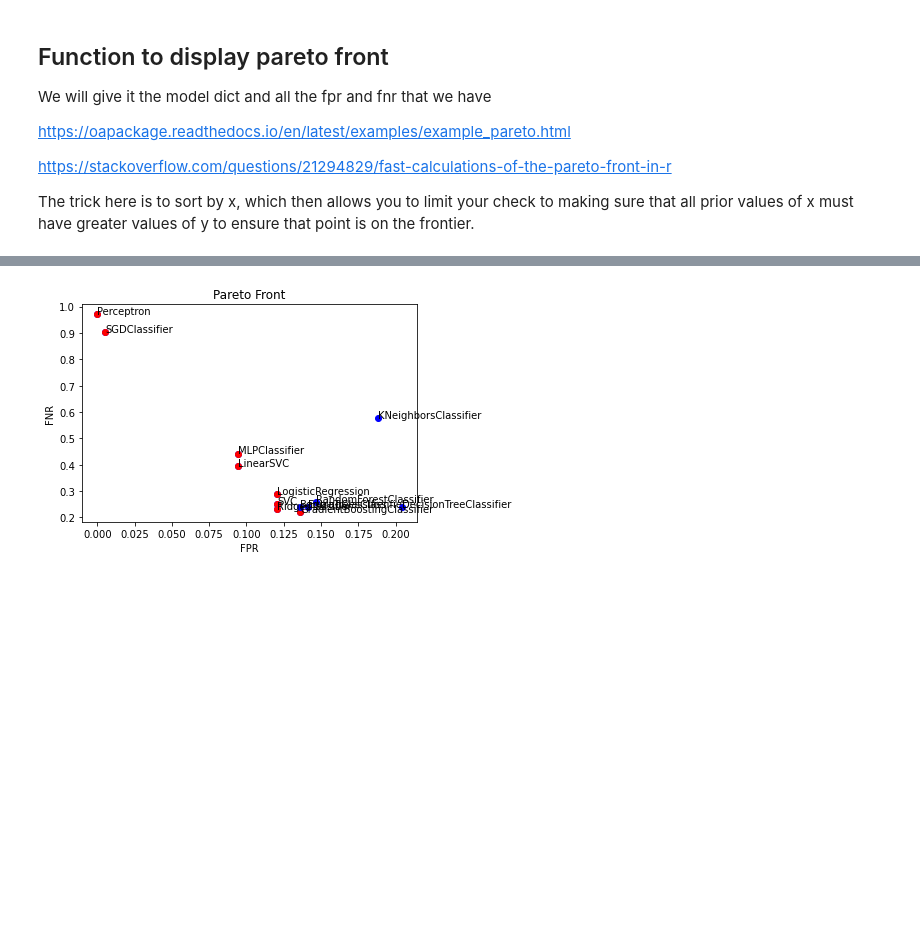
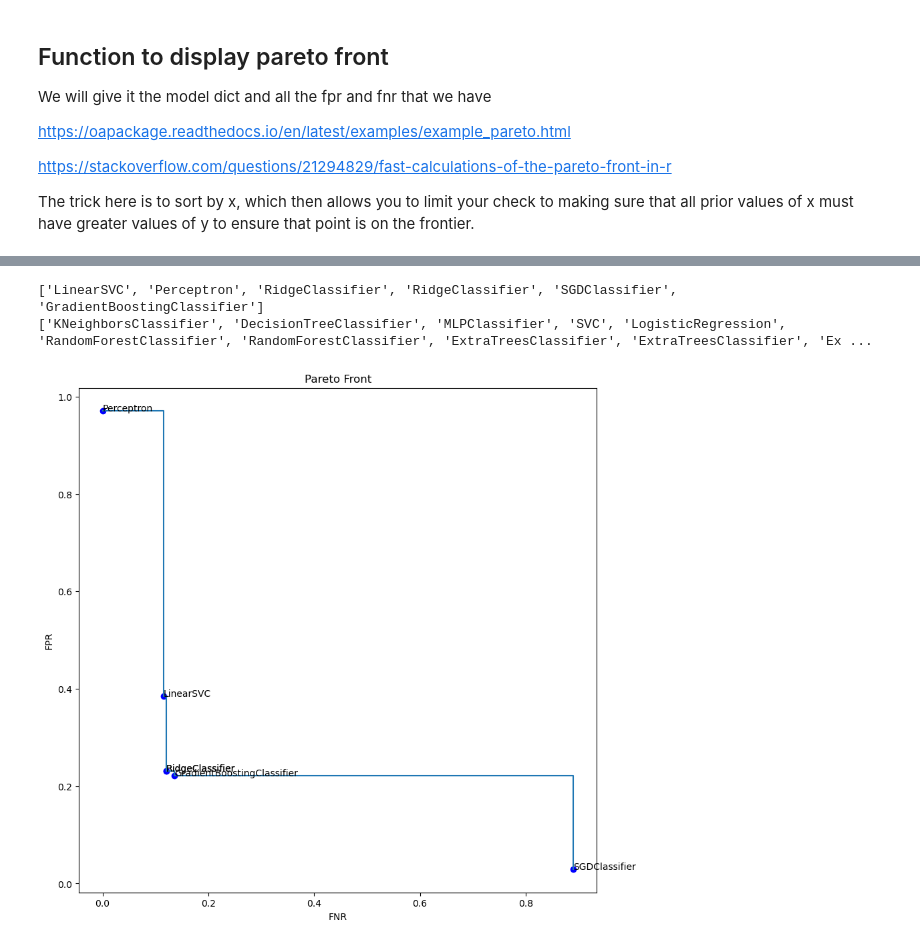
Before and after one commit to tpeat/titanic-ml, a Jupyter notebook: titanic-example.ipynb, the cells around one changed output, grey strips where cells are left out. Drawn from its saved outputs; the diff is of its cells as text; code cells hidden in the pictures; blank space fills up the shorter version.

Commit message:
Fixed Pareto Front Function
Got graph to work

```diff
--- a/titanic-example.ipynb
+++ b/titanic-example.ipynb
@@ -693,18 +670,54 @@ print(hof)
-# %%
-def pareto_frontier(models, hof):
-    for model in models:
-        fpr, fnr = models[model]
-        plt.scatter(fpr, fnr, color='b')
-        if model in hof:
-            best_fpr, best_fnr = hof[model]
-            plt.scatter(best_fpr, best_fnr, color='r')
-            plt.plot(best_fpr, best_fnr, color='r', drawstyle='steps-post')
-
-        plt.annotate(str(model), (fpr, fnr))
-    plt.xlabel("FPR")
-    plt.ylabel("FNR")
-    plt.title("Pareto Front")
-    plt.show()
-pareto_frontier(models, hof)
-# %% [output]
-[figure, removed]
+# %%
+def pareto_frontier(models):
+    dominated = []
+    pareto = []
+    for model in models:
+        fnr, fpr = models[model]
+        if pareto:
+            classified = False
+            for curr_model in pareto:
+                curr_fnr, curr_fpr = models[curr_model]
+                if (curr_fnr <= fnr and curr_fpr < fpr) or (curr_fnr < fnr and curr_fpr <= fpr):
+                    dominated.append(model)
+                    classified = True
+                elif (curr_fnr >= fnr and curr_fpr > fpr) or (curr_fnr > fnr and curr_fpr >= fpr):
+                    dominated.append(curr_model)
+                    pareto.remove(curr_model)
+                    pareto.append(model)
+                    classified = True
+            if not classified:
+                pareto.append(model)
+        else:
+            pareto.append(model)
+
+    print(pareto)
+    print(dominated)
+
+
+    fnr = []
+    fpr = []
+    for model in pareto:
+        cfnr, cfpr = models[model]
+        i = 0
+        while i < len(fnr):
+            if cfnr > fnr[i]:
+                i += 1
+            else:
+                break
+        fnr.insert(i, cfnr)
+        fpr.insert(i, cfpr)
+
+    plt.figure(figsize=(10, 10), dpi=100)
+    plt.step(fnr, fpr, where='post', label = 'post')
+    for model in pareto:
+        curr_fnr, curr_fpr = models[model]
+        plt.scatter(curr_fnr, curr_fpr, color='b')
+        plt.annotate(str(model), (curr_fnr, curr_fpr))
+    plt.xlabel("FNR")
+    plt.ylabel("FPR")
+    plt.title("Pareto Front")
+pareto_frontier(models)
+# %% [output]
+['LinearSVC', 'Perceptron', 'RidgeClassifier', 'RidgeClassifier', 'SGDClassifier', 'GradientBoostingClassifier']
+['KNeighborsClassifier', 'DecisionTreeClassifier', 'MLPClassifier', 'SVC', 'LogisticRegression', 'RandomForestClassifier', 'RandomForestClassifier', 'ExtraTreesClassifier', 'ExtraTreesClassifier', 'Ex ...
+[figure, added]
```
Also changed, not shown: parts of 13 cells of this notebook.
